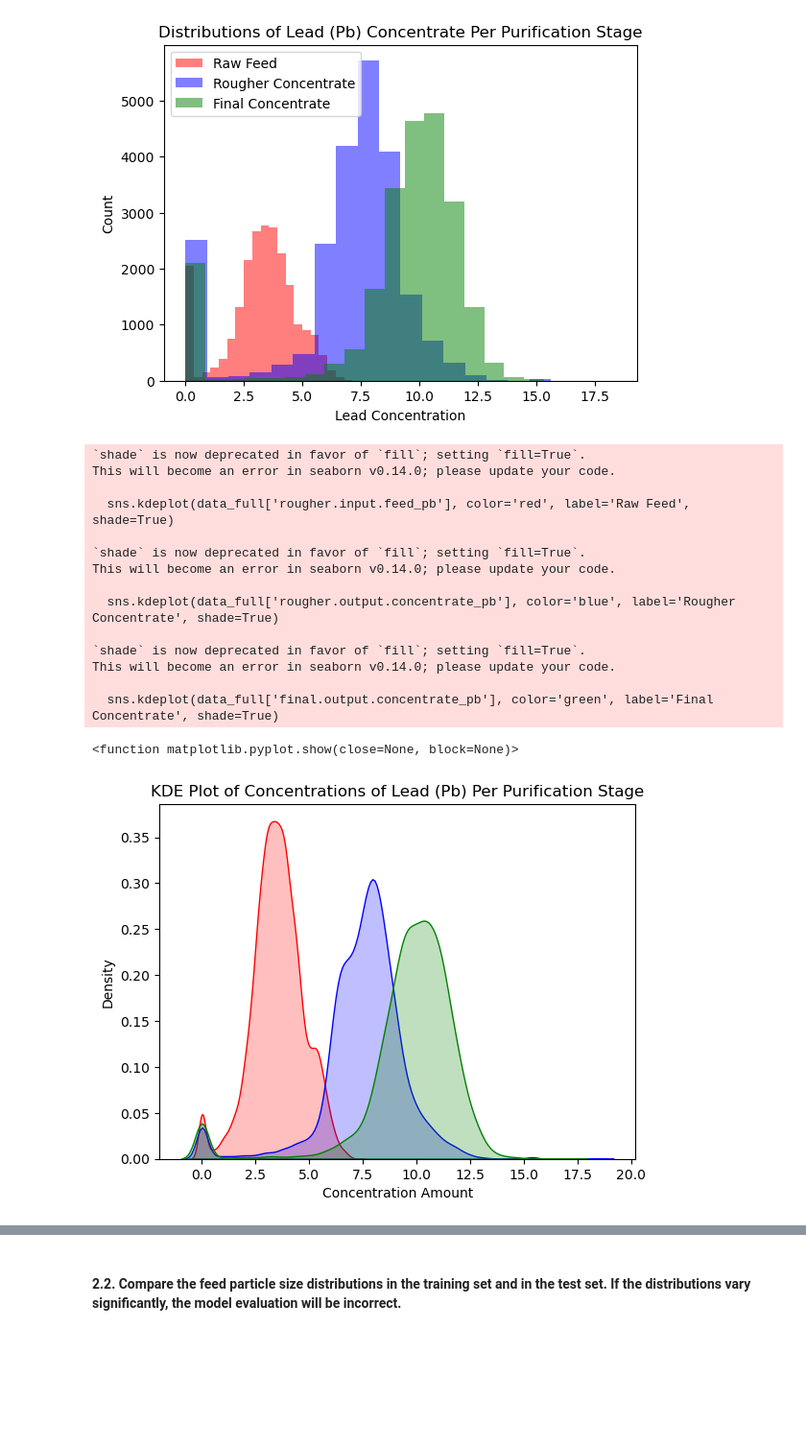
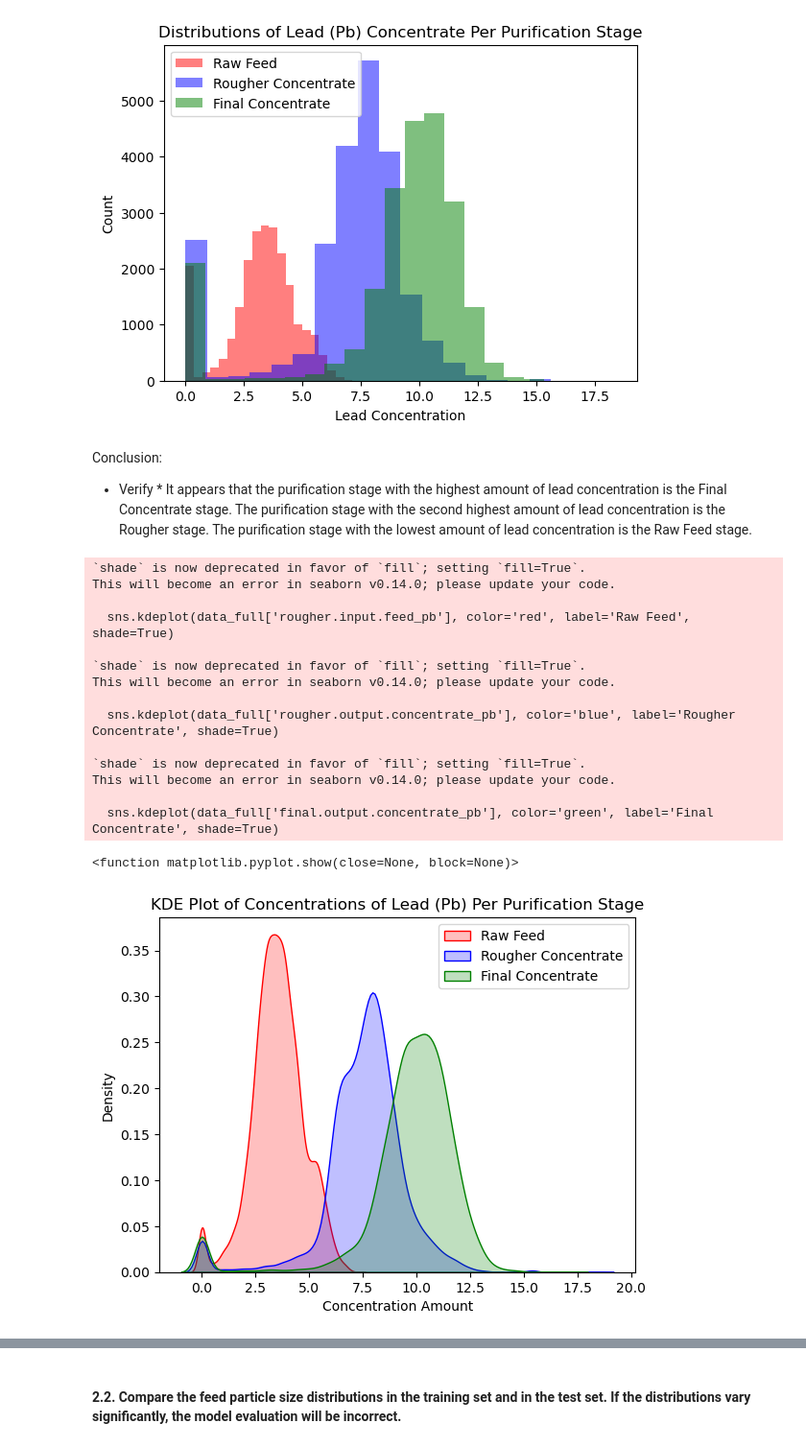
Before and after one commit to BLacuesta3/Sprint-10-Project, a Jupyter notebook: Sprint 10 Project Notebook.ipynb, the cells around one changed output, grey strips where cells are left out. Shown at 96% size. Cells and saved outputs as stored; diff of their text form; code cells hidden in the pictures; blank space fills up the shorter version.

```diff
--- a/Sprint 10 Project Notebook.ipynb
+++ b/Sprint 10 Project Notebook.ipynb
@@ -676,30 +680,35 @@ plt.tight_layout
 plt.show()
 # %% [output]
 [figure]
+# %% [markdown]
+Conclusion:
+* Verify *
+It appears that the purification stage with the highest amount of lead concentration is the Final Concentrate stage. The purification stage with the second highest amount of lead concentration is the Rougher stage.  The purification stage with the lowest amount of lead concentration is the Raw Feed stage.
 # %%
 sns.kdeplot(data_full['rougher.input.feed_pb'], color='red', label='Raw Feed', shade=True)
 sns.kdeplot(data_full['rougher.output.concentrate_pb'], color='blue', label='Rougher Concentrate', shade=True)
 sns.kdeplot(data_full['final.output.concentrate_pb'], color='green', label='Final Concentrate', shade=True)
 
 plt.xlabel("Concentration Amount")
 plt.title("KDE Plot of Concentrations of Lead (Pb) Per Purification Stage")
+plt.legend(loc='upper right')
 plt.tight_layout
 
 plt.show
 # %% [output]
 `shade` is now deprecated in favor of `fill`; setting `fill=True`.
 This will become an error in seaborn v0.14.0; please update your code.
 
   sns.kdeplot(data_full['rougher.input.feed_pb'], color='red', label='Raw Feed', shade=True)
 
 `shade` is now deprecated in favor of `fill`; setting `fill=True`.
 This will become an error in seaborn v0.14.0; please update your code.
 
   sns.kdeplot(data_full['rougher.output.concentrate_pb'], color='blue', label='Rougher Concentrate', shade=True)
 
 `shade` is now deprecated in favor of `fill`; setting `fill=True`.
 This will become an error in seaborn v0.14.0; please update your code.
 
   sns.kdeplot(data_full['final.output.concentrate_pb'], color='green', label='Final Concentrate', shade=True)
 <function matplotlib.pyplot.show(close=None, block=None)>
-[figure, old version]
+[figure, new version]
```
Also changed, not shown: parts of 4 cells of this notebook.
